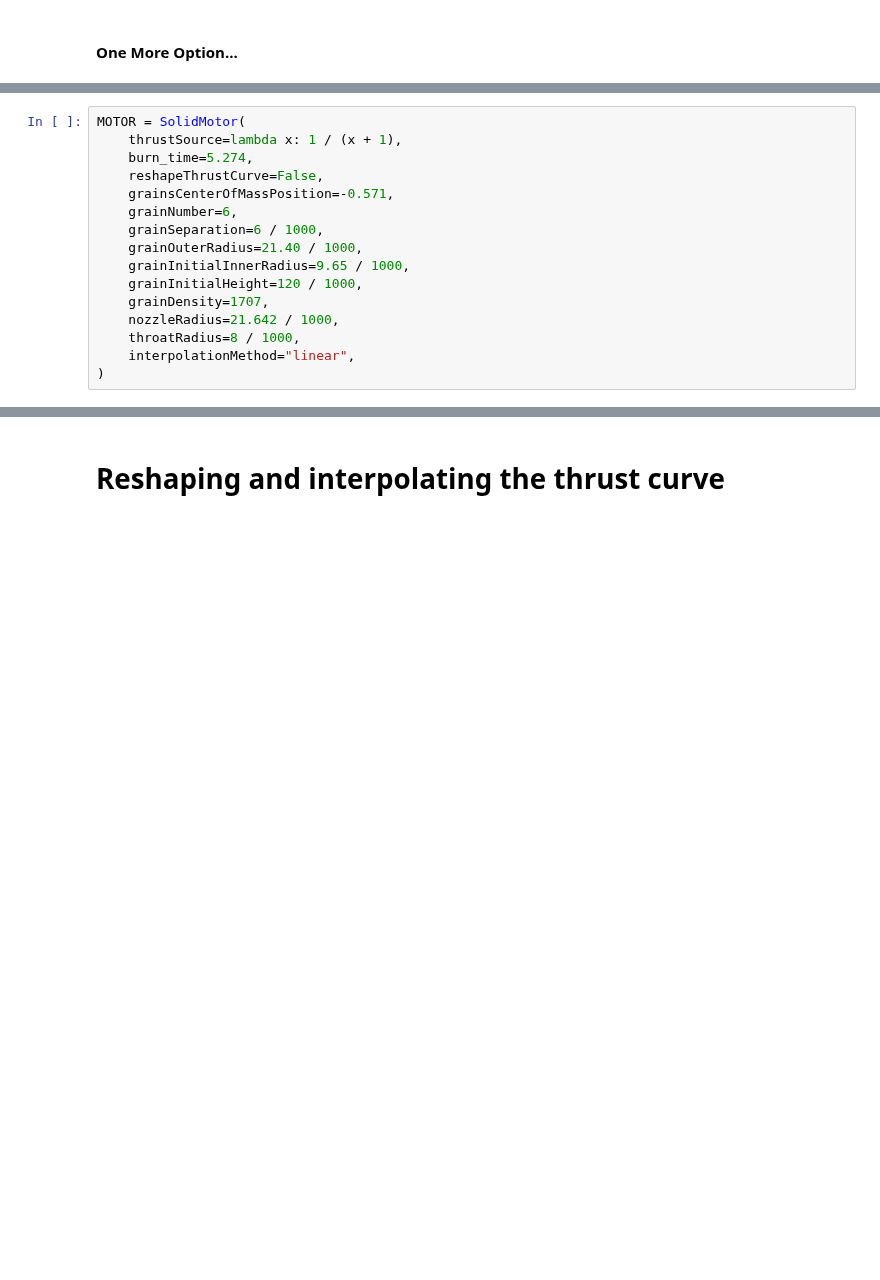
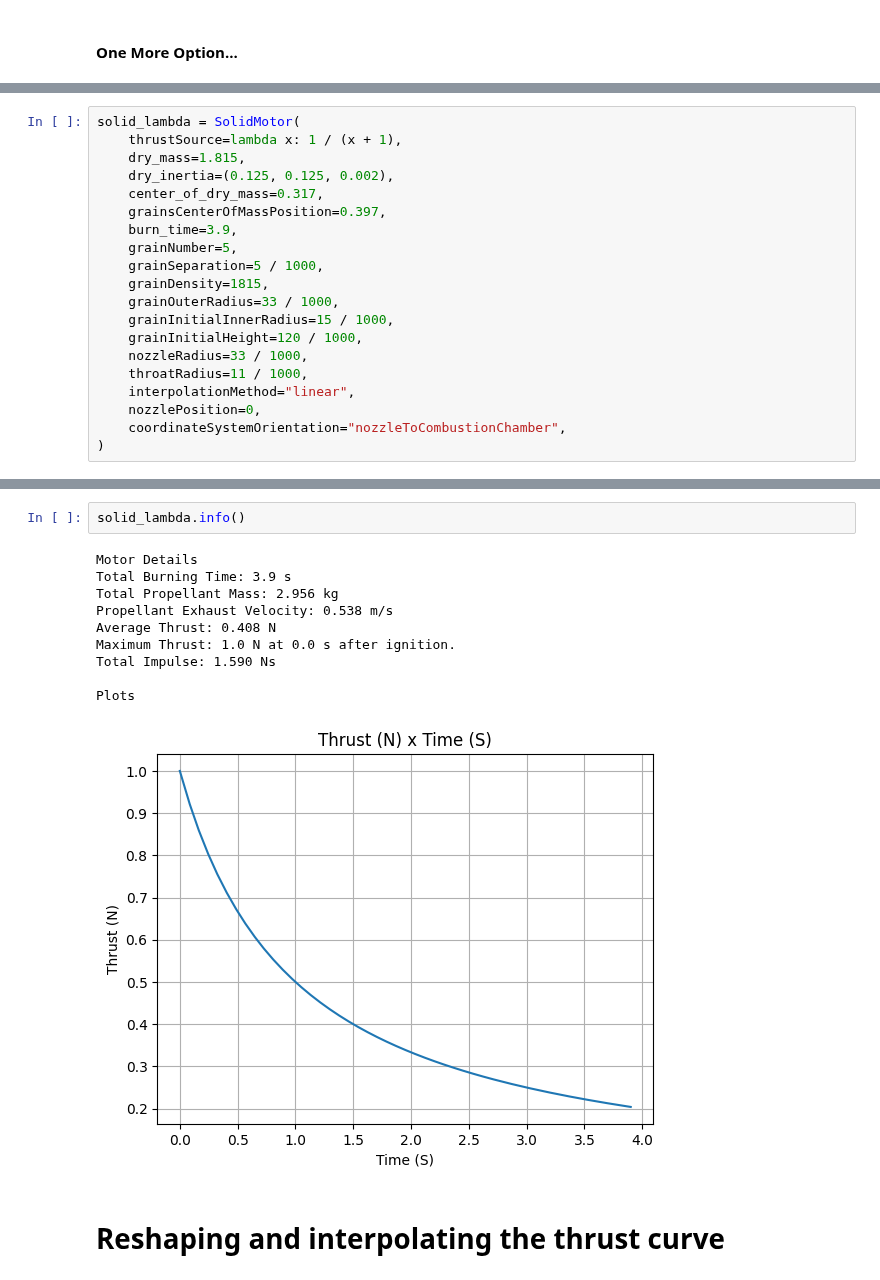
Before and after one commit to RocketPy-Team/RocketPy, a Jupyter notebook: docs/notebooks/solid_motor_class_usage.ipynb, the cells around one changed output, grey strips where cells are left out. Cells and saved outputs as stored; diff of their text form; blank space fills up the shorter version.

```diff
--- a/docs/notebooks/solid_motor_class_usage.ipynb
+++ b/docs/notebooks/solid_motor_class_usage.ipynb
@@ -148,16 +113,20 @@ There is also a fourth option where one specifies the thrust source parameter by
 # %%
-MOTOR = SolidMotor(
+solid_lambda = SolidMotor(
     thrustSource=lambda x: 1 / (x + 1),
-    burn_time=5.274,
-    reshapeThrustCurve=False,
-    grainsCenterOfMassPosition=-0.571,
-    grainNumber=6,
-    grainSeparation=6 / 1000,
-    grainOuterRadius=21.40 / 1000,
-    grainInitialInnerRadius=9.65 / 1000,
+    dry_mass=1.815,
+    dry_inertia=(0.125, 0.125, 0.002),
+    center_of_dry_mass=0.317,
+    grainsCenterOfMassPosition=0.397,
+    burn_time=3.9,
+    grainNumber=5,
+    grainSeparation=5 / 1000,
+    grainDensity=1815,
+    grainOuterRadius=33 / 1000,
+    grainInitialInnerRadius=15 / 1000,
     grainInitialHeight=120 / 1000,
-    grainDensity=1707,
-    nozzleRadius=21.642 / 1000,
-    throatRadius=8 / 1000,
+    nozzleRadius=33 / 1000,
+    throatRadius=11 / 1000,
     interpolationMethod="linear",
+    nozzlePosition=0,
+    coordinateSystemOrientation="nozzleToCombustionChamber",
 )
@@ -196,3 +133,16 @@ Plots
+# %%
+solid_lambda.info()
+# %% [output]
+Motor Details
+Total Burning Time: 3.9 s
+Total Propellant Mass: 2.956 kg
+Propellant Exhaust Velocity: 0.538 m/s
+Average Thrust: 0.408 N
+Maximum Thrust: 1.0 N at 0.0 s after ignition.
+Total Impulse: 1.590 Ns
+
+Plots
+[figure, added]
 # %% [markdown]
 # Reshaping and interpolating the thrust curve
 # %% [markdown]
```
Also changed, not shown: parts of 24 cells of this notebook, 3 other files.
